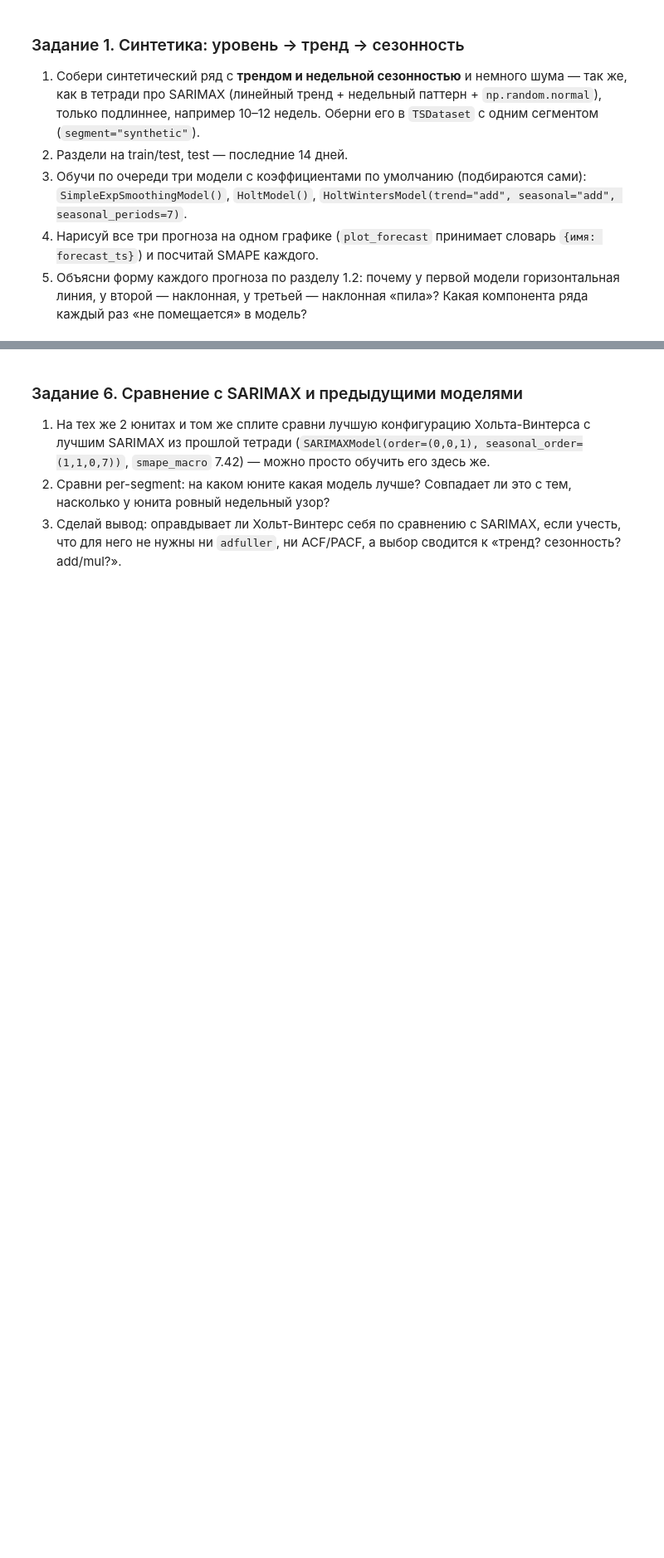
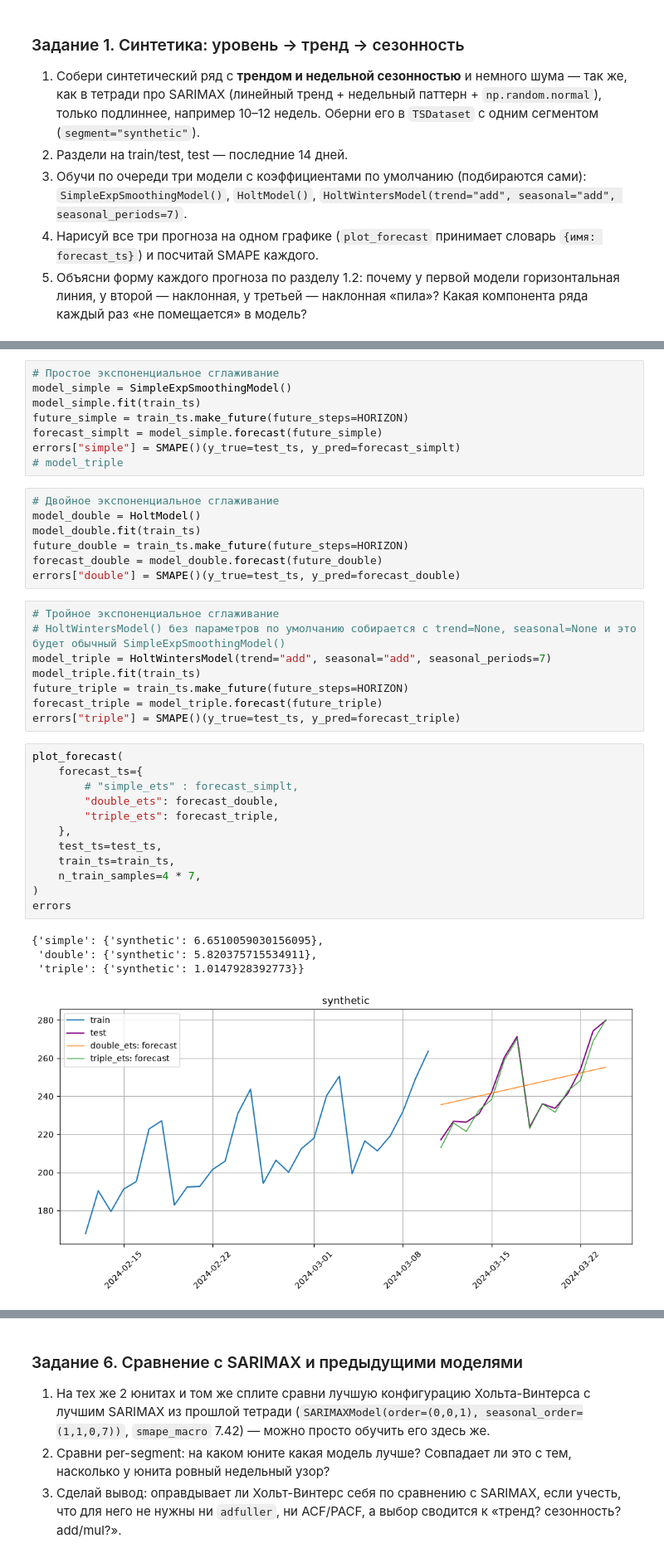
Before and after one commit to skv-analyst/study-etna, a Jupyter notebook: weeks/week-01-infra-and-classic-models/ch06-HoltWintersModel.ipynb, the cells around one changed output, grey strips where cells are left out. Shown at 83% size. Cells and saved outputs as stored; diff of their text form; blank space fills up the shorter version.

Commit message:
ch06-HoltWintersModel

```diff
--- a/weeks/week-01-infra-and-classic-models/ch06-HoltWintersModel.ipynb
+++ b/weeks/week-01-infra-and-classic-models/ch06-HoltWintersModel.ipynb
@@ -159,0 +184,40 @@ HORIZON = 14
+# %%
+# Простое экспоненциальное сглаживание
+model_simple = SimpleExpSmoothingModel()
+model_simple.fit(train_ts)
+future_simple = train_ts.make_future(future_steps=HORIZON)
+forecast_simplt = model_simple.forecast(future_simple)
+errors["simple"] = SMAPE()(y_true=test_ts, y_pred=forecast_simplt)
+# model_triple
+# %%
+# Двойное экспоненциальное сглаживание
+model_double = HoltModel()
+model_double.fit(train_ts)
+future_double = train_ts.make_future(future_steps=HORIZON)
+forecast_double = model_double.forecast(future_double)
+errors["double"] = SMAPE()(y_true=test_ts, y_pred=forecast_double)
+# %%
+# Тройное экспоненциальное сглаживание
+# HoltWintersModel() без параметров по умолчанию собирается с trend=None, seasonal=None и это будет обычный SimpleExpSmoothingModel()
+model_triple = HoltWintersModel(trend="add", seasonal="add", seasonal_periods=7)
+model_triple.fit(train_ts)
+future_triple = train_ts.make_future(future_steps=HORIZON)
+forecast_triple = model_triple.forecast(future_triple)
+errors["triple"] = SMAPE()(y_true=test_ts, y_pred=forecast_triple)
+# %%
+plot_forecast(
+    forecast_ts={
+        # "simple_ets" : forecast_simplt,
+        "double_ets": forecast_double,
+        "triple_ets": forecast_triple,
+    },
+    test_ts=test_ts,
+    train_ts=train_ts,
+    n_train_samples=4 * 7,
+)
+errors
+# %% [output]
+{'simple': {'synthetic': 6.6510059030156095},
+ 'double': {'synthetic': 5.820375715534911},
+ 'triple': {'synthetic': 1.0147928392773}}
+[figure, added]
```
Also changed, not shown: parts of 3 cells of this notebook.
